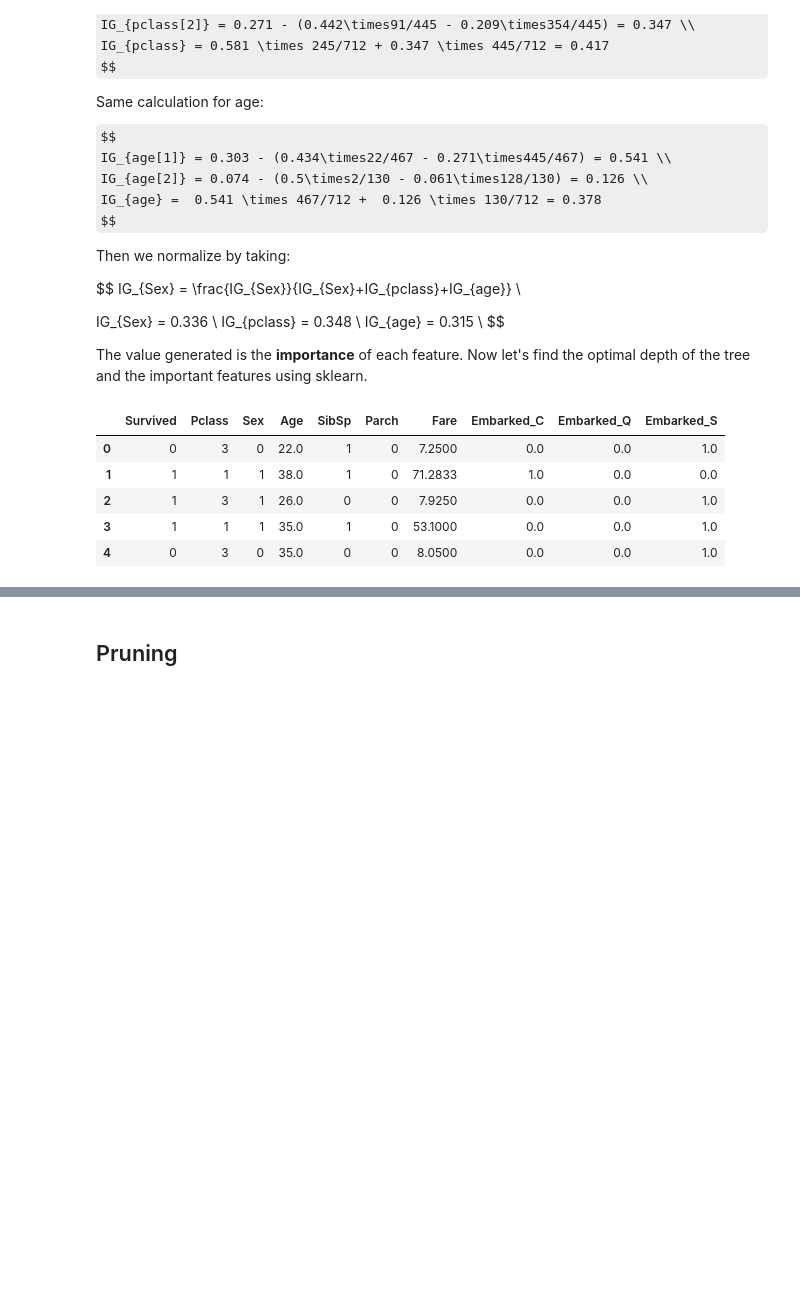
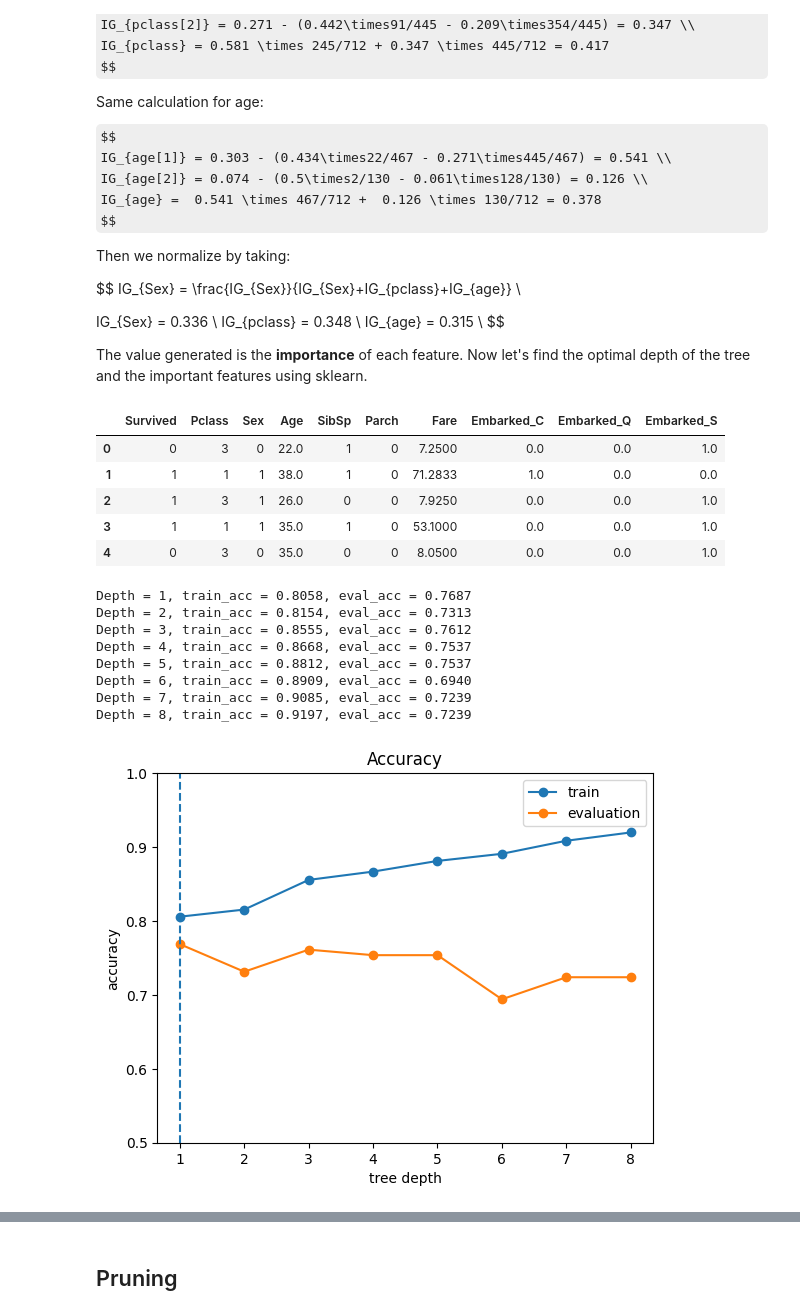
Before and after one commit to Hydrilla05/My-DAC-Curriculum, a Jupyter notebook: DAC-006_Machine_Learning/DAC-006-Intro_to_ML_Session_2_Student.ipynb, the cells around one changed output, grey strips where cells are left out. Drawn from its saved outputs; the diff is of its cells as text; code cells hidden in the pictures; some formulas as TeX source; blank space fills up the shorter version.

```diff
--- a/DAC-006_Machine_Learning/DAC-006-Intro_to_ML_Session_2_Student.ipynb
+++ b/DAC-006_Machine_Learning/DAC-006-Intro_to_ML_Session_2_Student.ipynb
@@ -187,45 +187,55 @@ df.head()
 | 4 | 0 | 3 | 0 | 35.0 | 0 | 0 | 8.0500 | 0.0 | 0.0 | 1.0 |
 # %%
 # Separate the Titanic data into features and target class.
-# y = df['Survived']
-# x = df.drop('Survived', axis=1)
+y = df['Survived']
+x = df.drop('Survived', axis=1)
 
-# # Split the data into training, validation and test data.
-# x_train, x_test, y_train, y_test = train_test_split(x, y, test_size = 0.3)
+# Split the data into training, validation and test data.
+x_train, x_test, y_train, y_test = train_test_split(x, y, test_size = 0.3)
 
-# x_test, x_eval, y_test, y_eval = train_test_split(x_test, y_test, test_size = 0.5)
+x_test, x_eval, y_test, y_eval = train_test_split(x_test, y_test, test_size = 0.5)
 
-# # Create decision tree models of various depths,
-# # and measure the accuracy of validation data for each model.
-# train_acc = []
-# eval_acc = []
-# max_depth = 8
-# for d in range(1, max_depth+1):
-#     model = DecisionTreeClassifier(max_depth=d)
-#     model.fit(x_train, y_train)
+# Create decision tree models of various depths,
+# and measure the accuracy of validation data for each model.
+train_acc = []
+eval_acc = []
+max_depth = 8
+for d in range(1, max_depth+1):
+    model = DecisionTreeClassifier(max_depth=d)
+    model.fit(x_train, y_train)
 
-#     # Measure the accuracy of this model using the training data.
-#     y_pred = model.predict(x_train)
-#     train_acc.append((y_pred == y_train).mean())
+    # Measure the accuracy of this model using the training data.
+    y_pred = model.predict(x_train)
+    train_acc.append((y_pred == y_train).mean())
 
-#     # Measure the accuracy of this model using the validation data.
-#     y_pred = model.predict(x_eval)
-#     eval_acc.append((y_pred == y_eval).mean())
-#     print('Depth = {}, train_acc = {:.4f}, eval_acc = {:.4f}'\
-#           .format(d, train_acc[-1], eval_acc[-1]))
+    # Measure the accuracy of this model using the validation data.
+    y_pred = model.predict(x_eval)
+    eval_acc.append((y_pred == y_eval).mean())
+    print('Depth = {}, train_acc = {:.4f}, eval_acc = {:.4f}'\
+          .format(d, train_acc[-1], eval_acc[-1]))
 
-# # Find the optimal depth with the highest accuracy of validation data.
-# opt_depth = np.argmax(eval_acc) + 1
+# Find the optimal depth with the highest accuracy of validation data.
+opt_depth = np.argmax(eval_acc) + 1
 
-# # Visualize accuracy changes as depth changes.
-# plt.plot(train_acc, marker='o', label='train')
-# plt.plot(eval_acc, marker='o', label='evaluation')
-# plt.legend()
-# plt.title('Accuracy')
-# plt.xlabel('tree depth')
-# plt.ylabel('accuracy')
-# plt.xticks(np.arange(max_depth), np.arange(1, max_depth+1))
-# plt.axvline(x=opt_depth-1, ls='--')
-# plt.ylim(0.5, 1.0)
-# plt.show()
+# Visualize accuracy changes as depth changes.
+plt.plot(train_acc, marker='o', label='train')
+plt.plot(eval_acc, marker='o', label='evaluation')
+plt.legend()
+plt.title('Accuracy')
+plt.xlabel('tree depth')
+plt.ylabel('accuracy')
+plt.xticks(np.arange(max_depth), np.arange(1, max_depth+1))
+plt.axvline(x=opt_depth-1, ls='--')
+plt.ylim(0.5, 1.0)
+plt.show()
+# %% [output]
+Depth = 1, train_acc = 0.8058, eval_acc = 0.7687
+Depth = 2, train_acc = 0.8154, eval_acc = 0.7313
+Depth = 3, train_acc = 0.8555, eval_acc = 0.7612
+Depth = 4, train_acc = 0.8668, eval_acc = 0.7537
+Depth = 5, train_acc = 0.8812, eval_acc = 0.7537
+Depth = 6, train_acc = 0.8909, eval_acc = 0.6940
+Depth = 7, train_acc = 0.9085, eval_acc = 0.7239
+Depth = 8, train_acc = 0.9197, eval_acc = 0.7239
+[figure, added]
 # %%
```
Also changed, not shown: parts of 15 cells of this notebook.
